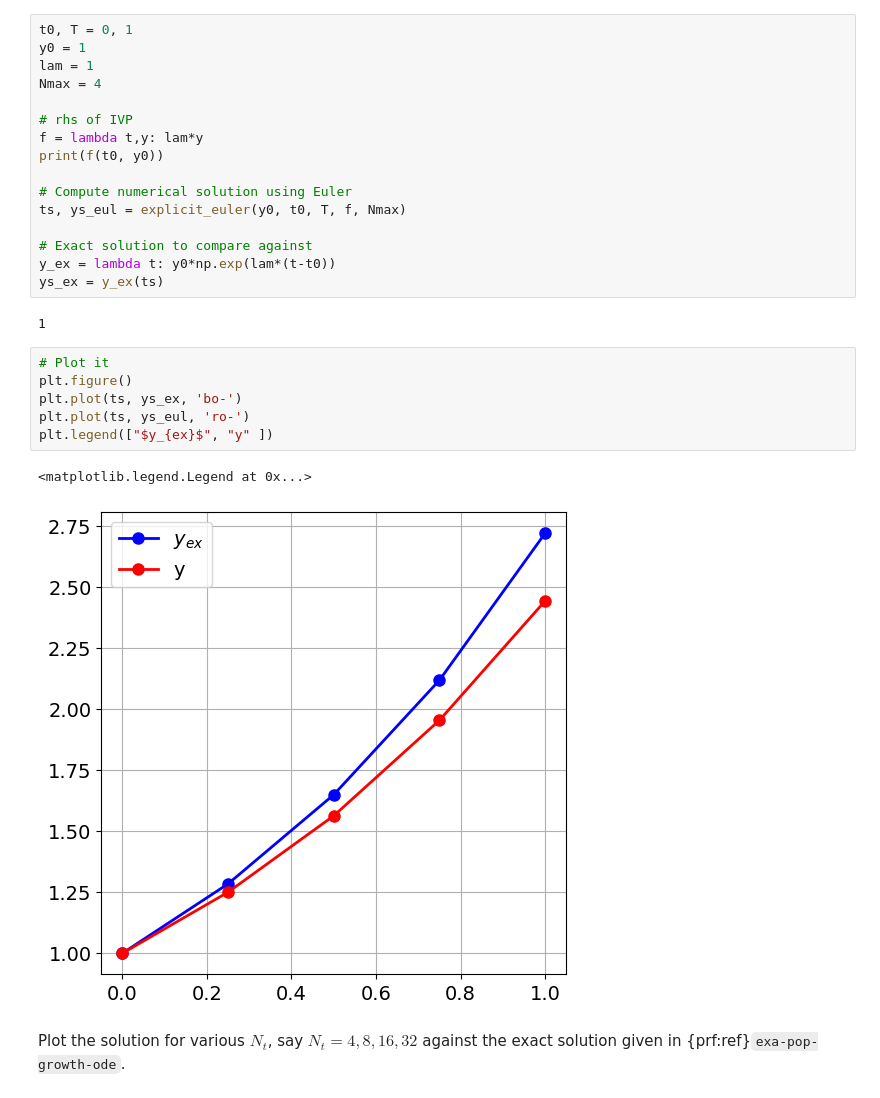
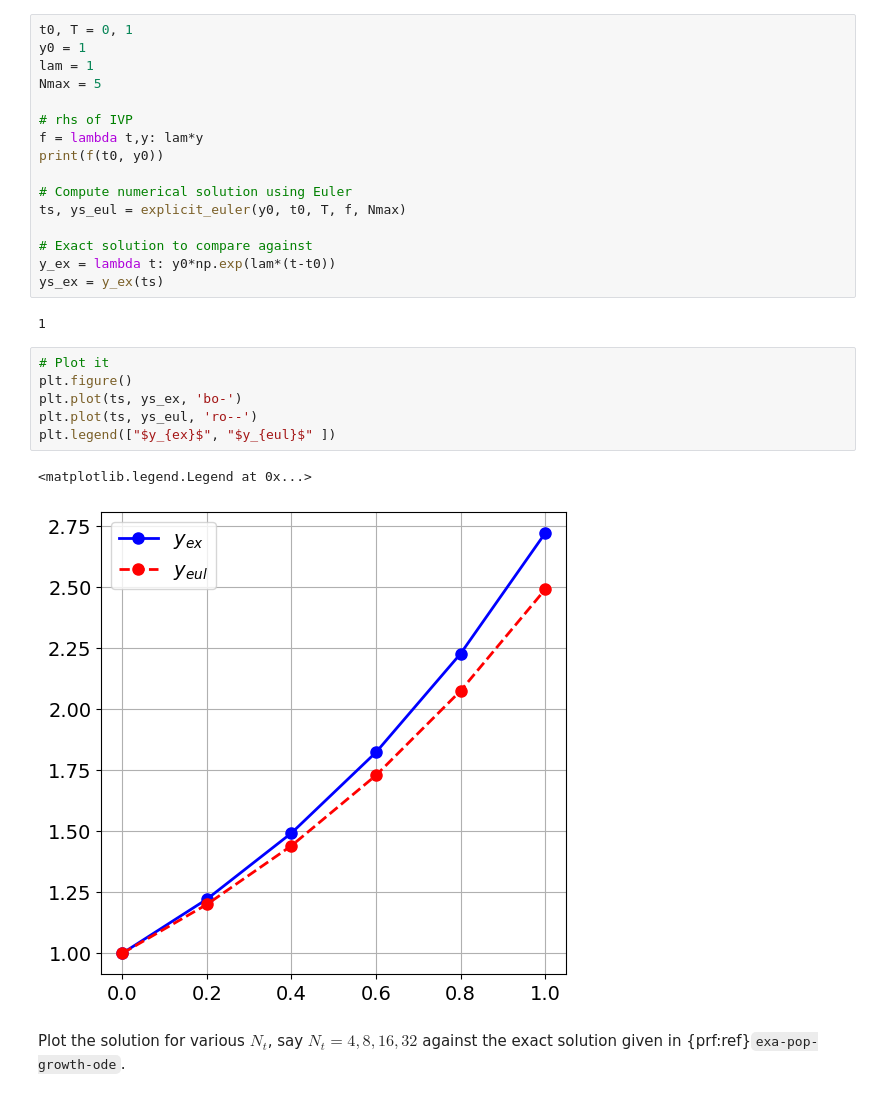
Before and after one commit to solniva/TMA4320_ScientificComputationNotes, a Jupyter notebook: chapter_ode/IntroductionNuMeODE.ipynb, the cells around one changed output. Saved outputs shown, nothing was run; the diff lists cells and outputs as text.

```diff
--- a/chapter_ode/IntroductionNuMeODE.ipynb
+++ b/chapter_ode/IntroductionNuMeODE.ipynb
@@ -197,7 +198,7 @@ Let's test Euler's method with the simple IVP given in {prf:ref}`exa-pop-growth-
 t0, T = 0, 1
 y0 = 1
 lam = 1
-Nmax = 4
+Nmax = 5
 
 # rhs of IVP
 f = lambda t,y: lam*y
@@ -214,12 +215,12 @@ ys_ex = y_ex(ts)
 # %%
 # Plot it
 plt.figure()
 plt.plot(ts, ys_ex, 'bo-')
-plt.plot(ts, ys_eul, 'ro-')
-plt.legend(["$y_{ex}$", "y" ])
+plt.plot(ts, ys_eul, 'ro--')
+plt.legend(["$y_{ex}$", "$y_{eul}$" ])
 # %% [output]
 <matplotlib.legend.Legend at 0x...>
-[figure, old version]
+[figure, new version]
 # %% [markdown]
 Plot the solution for various $N_t$,
 say $N_t = 4, 8, 16, 32$ against the exact solution given in
```
Also changed, not shown: parts of 8 cells of this notebook, 1 other file.
